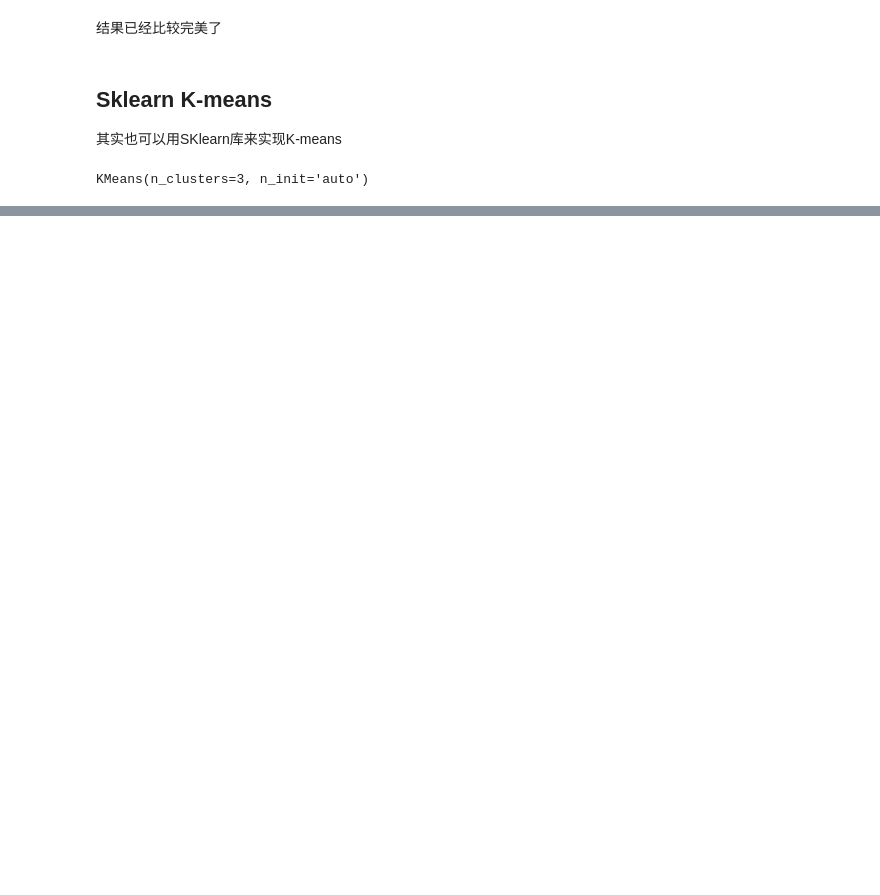
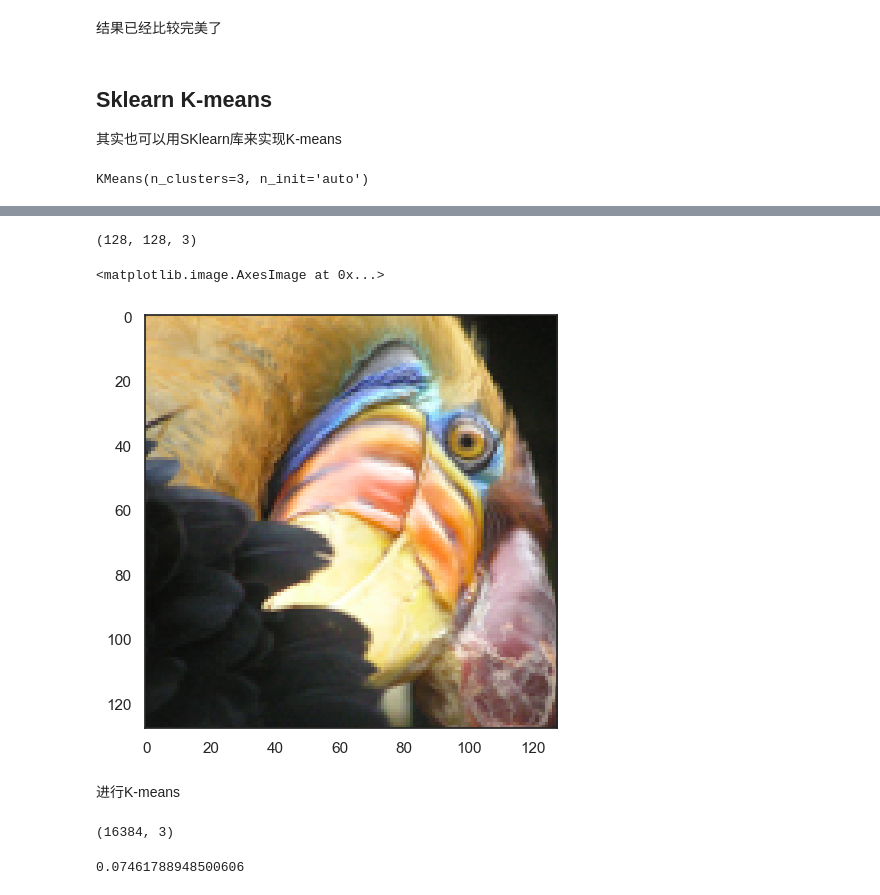
Before and after one commit to youthpaul/MachineLearning-AndrewNg-notes, a Jupyter notebook: Lab/Lab7-K-Means and PCA/lab7.1.ipynb, the cells around one changed output, grey strips where cells are left out. Cells and saved outputs as stored; diff of their text form; code cells hidden in the pictures; blank space fills up the shorter version.

Commit message:
Lab7.1 Picutre Compression using K-means

```diff
--- a/Lab/Lab7-K-Means and PCA/lab7.1.ipynb
+++ b/Lab/Lab7-K-Means and PCA/lab7.1.ipynb
@@ -158,0 +166,26 @@ plt.show()
+# %%
+from skimage import io
+
+pic = io.imread('./data/bird_small.png')
+pic = pic / 255 # normalize
+
+pic.shape
+# %% [output]
+(128, 128, 3)
+# %%
+io.imshow(pic)
+# %% [output]
+<matplotlib.image.AxesImage at 0x...>
+[figure, added]
+# %% [markdown]
+进行K-means
+# %%
+data = pic.reshape(128 * 128, 3)
+data.shape
+# %% [output]
+(16384, 3)
+# %%
+color, centorids, cost = k_means(pd.DataFrame(data), 16, epoch=10, n_init=5)
+cost
+# %% [output]
+0.07461788948500606
```
Also changed, not shown: parts of 10 cells of this notebook.
